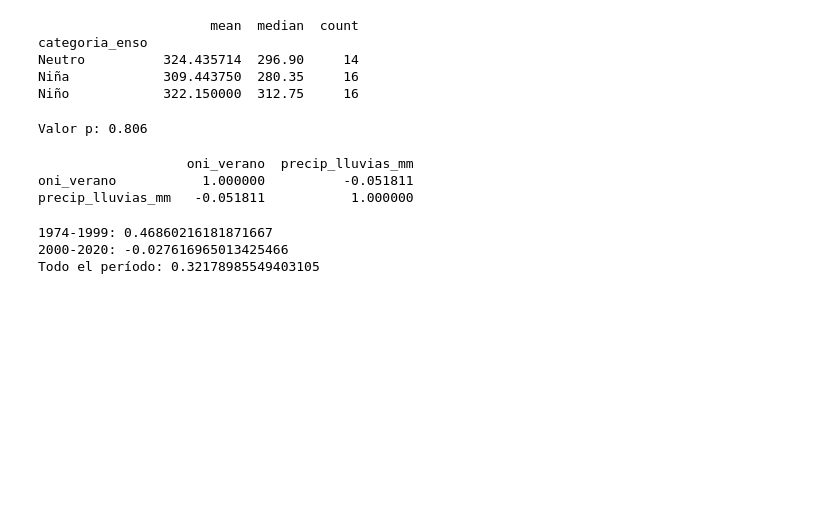
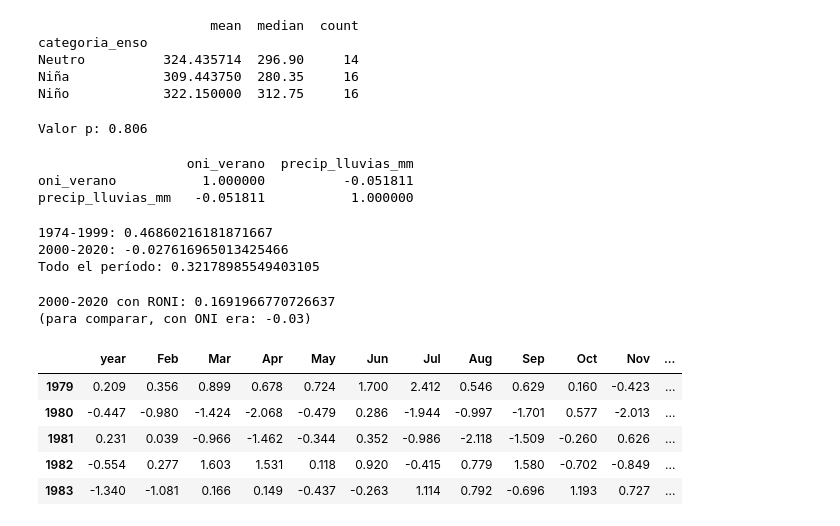
Before and after one commit to vicho654ust-hub/proyecto-el-nino-lluvias, a Jupyter notebook: analisis_el_nino.ipynb, the cells around one changed output. Drawn from its saved outputs; the diff is of its cells as text; code cells hidden in the pictures; blank space fills up the shorter version.

```diff
--- a/analisis_el_nino.ipynb
+++ b/analisis_el_nino.ipynb
@@ -225,0 +232,20 @@ Todo el período: 0.32178985549403105
+# %%
+import urllib.request
+
+url_roni = "https://www.cpc.ncep.noaa.gov/data/indices/RONI.ascii.txt"
+urllib.request.urlretrieve(url_roni, "roni_historico.txt")
+
+df_roni = pd.read_csv("roni_historico.txt", sep=r"\s+")
+df_roni.columns = ["temporada", "year", "anom_roni"]
+
+roni_mjja = df_roni[df_roni["temporada"].isin(["MJJ","JJA"])].groupby("year")["anom_roni"].mean().reset_index()
+roni_mjja = roni_mjja.rename(columns={"anom_roni": "roni_mjja"})
+
+dataset_roni = pd.merge(roni_mjja, precip_invierno, on="year")
+
+periodo2_roni = dataset_roni[dataset_roni["year"] >= 2000]
+print("2000-2020 con RONI:", periodo2_roni[["roni_mjja","precip_invierno_mm"]].corr().iloc[0,1])
+print("(para comparar, con ONI era: -0.03)")
+# %% [output]
+2000-2020 con RONI: 0.1691966770726637
+(para comparar, con ONI era: -0.03)
@@ -225,0 +255,14 @@ Todo el período: 0.32178985549403105
+# %%
+url_aao = "https://www.cpc.ncep.noaa.gov/products/precip/CWlink/daily_ao_index/aao/monthly.aao.index.b79.current.ascii.table"
+urllib.request.urlretrieve(url_aao, "aao_historico.txt")
+
+df_aao = pd.read_csv("aao_historico.txt", sep=r"\s+")
+df_aao = df_aao.rename(columns={df_aao.columns[0]: "year"})
+df_aao.head()
+# %% [output]
+|  | year | Feb | Mar | Apr | May | Jun | Jul | Aug | Sep | Oct | Nov | ... |
+| 1979 | 0.209 | 0.356 | 0.899 | 0.678 | 0.724 | 1.700 | 2.412 | 0.546 | 0.629 | 0.160 | -0.423 | ... |
+| 1980 | -0.447 | -0.980 | -1.424 | -2.068 | -0.479 | 0.286 | -1.944 | -0.997 | -1.701 | 0.577 | -2.013 | ... |
+| 1981 | 0.231 | 0.039 | -0.966 | -1.462 | -0.344 | 0.352 | -0.986 | -2.118 | -1.509 | -0.260 | 0.626 | ... |
+| 1982 | -0.554 | 0.277 | 1.603 | 1.531 | 0.118 | 0.920 | -0.415 | 0.779 | 1.580 | -0.702 | -0.849 | ... |
+| 1983 | -1.340 | -1.081 | 0.166 | 0.149 | -0.437 | -0.263 | 1.114 | 0.792 | -0.696 | 1.193 | 0.727 | ... |
```
Also changed, not shown: parts of 22 cells of this notebook, 7 other files.
